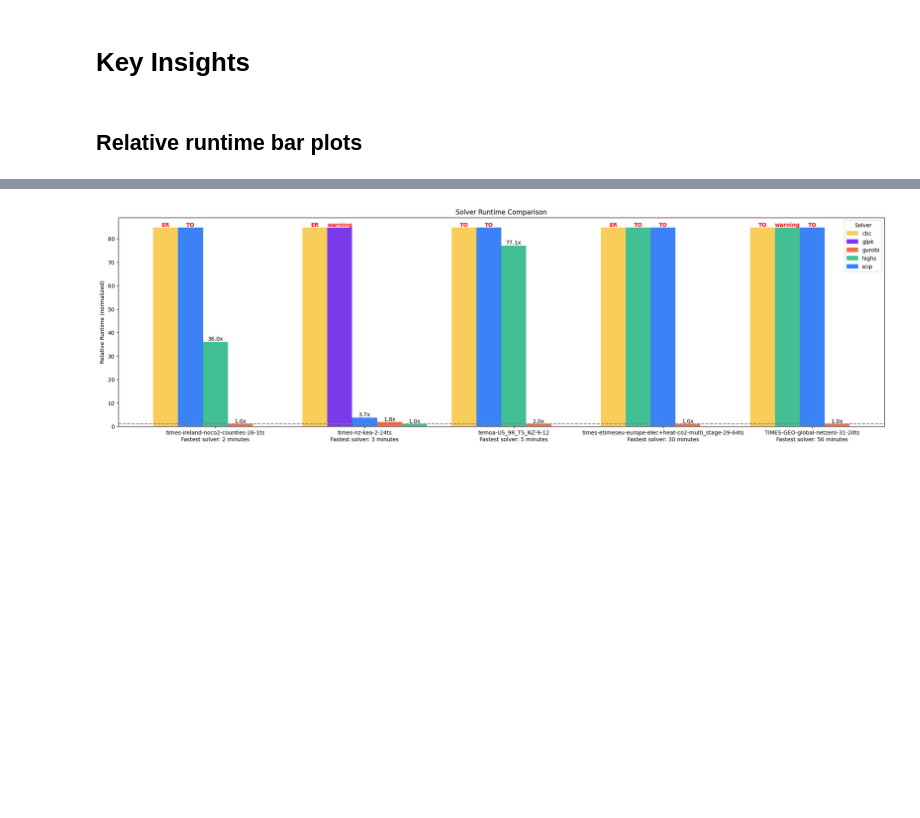
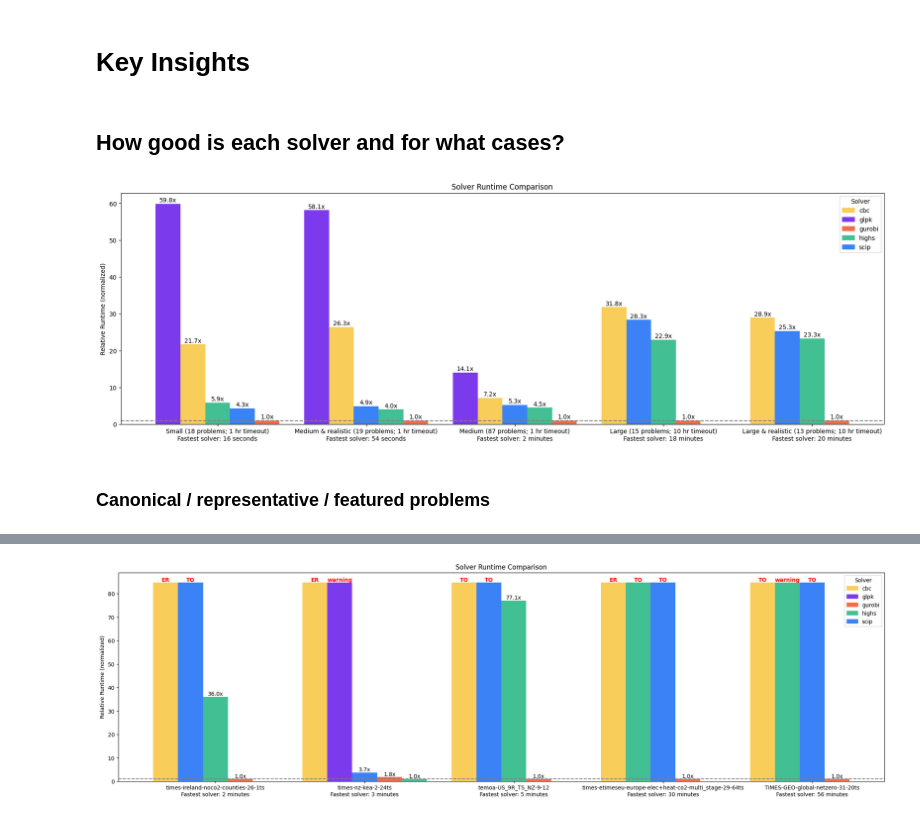
Before and after one commit to open-energy-transition/solver-benchmark, a Jupyter notebook: pocs/key-insights.ipynb, the cells around one changed output, grey strips where cells are left out. Drawn from its saved outputs; the diff is of its cells as text; code cells hidden in the pictures; blank space fills up the shorter version.

Commit message:
Update some plots to make it clearer

```diff
--- a/pocs/key-insights.ipynb
+++ b/pocs/key-insights.ipynb
@@ -9,8 +9,8 @@ meta = yaml.safe_load(open("../results/metadata.yaml"))
 
 results["bench-size"] = results["Benchmark"] + "-" + results["Size"]
 results["solver-version"] = results["Solver"] + "-" + results["Solver Version"]
-# %% [markdown]
-## Relative runtime bar plots
+# %% [markdown]
+## How good is each solver and for what cases?
 # %%
 import matplotlib.pyplot as plt
 import numpy as np
@@ -124,0 +130,38 @@ def plot_runtime_slowdowns_of(results, to_plot, figsize=(12, 6)):
+# %%
+from io import StringIO
+
+# SGM results
+data = """Benchmark,Solver,Runtime (s),Status,Timeout
+Small (18 problems; 1 hr timeout),gurobi,16.1,ok
+Small (18 problems; 1 hr timeout),highs,94.61,ok
+Small (18 problems; 1 hr timeout),scip,68.89,ok
+Small (18 problems; 1 hr timeout),cbc,349.43,ok
+Small (18 problems; 1 hr timeout),glpk,963.3,ok
+Medium (87 problems; 1 hr timeout),gurobi,125.25,ok
+Medium (87 problems; 1 hr timeout),highs,560.11,ok
+Medium (87 problems; 1 hr timeout),scip,659.39,ok
+Medium (87 problems; 1 hr timeout),cbc,899.76,ok
+Medium (87 problems; 1 hr timeout),glpk,1761.3,ok
+Medium & realistic (19 problems; 1 hr timeout),gurobi,54.86,ok
+Medium & realistic (19 problems; 1 hr timeout),highs,220.96,ok
+Medium & realistic (19 problems; 1 hr timeout),scip,267.89,ok
+Medium & realistic (19 problems; 1 hr timeout),cbc,1445.51,ok
+Medium & realistic (19 problems; 1 hr timeout),glpk,3189.2,ok
+Large (15 problems; 10 hr timeout),gurobi,1124.64,ok
+Large (15 problems; 10 hr timeout),highs,25793.13,ok
+Large (15 problems; 10 hr timeout),scip,31847.48,ok
+Large (15 problems; 10 hr timeout),cbc,35747.02,ok
+Large & realistic (13 problems; 10 hr timeout),gurobi,1235.35,ok
+Large & realistic (13 problems; 10 hr timeout),highs,28762.75,ok
+Large & realistic (13 problems; 10 hr timeout),scip,31252.59,ok
+Large & realistic (13 problems; 10 hr timeout),cbc,35708.26,ok
+"""
+df = pd.read_csv(StringIO(data))
+
+# TODO add num solved as fraction
+
+plot_runtime_slowdowns(df, figsize=(18, 6))
+# %% [output]
+[figure, added]
+# %% [markdown]
+### Canonical / representative / featured problems
```
Also changed, not shown: parts of 20 cells of this notebook.
